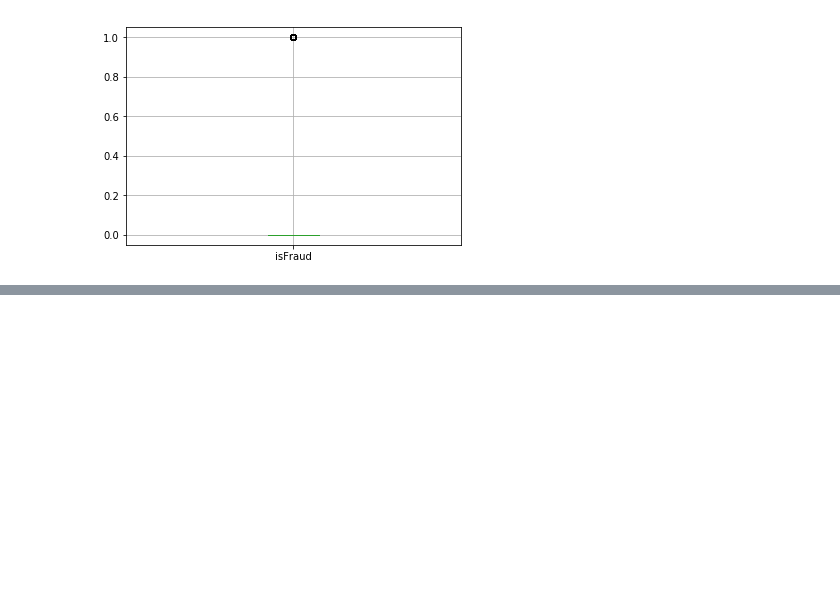
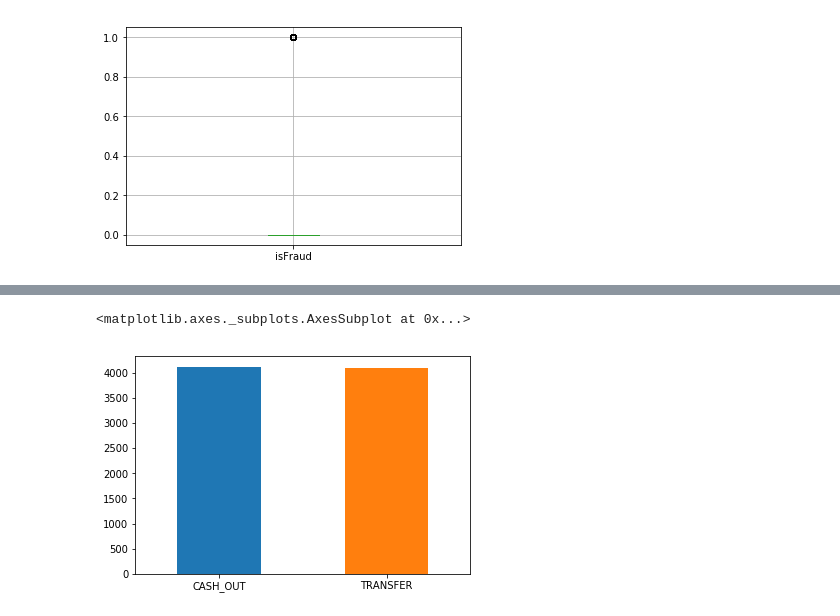
Before and after one commit to OmkarNaik10/Fraud_detection, a Jupyter notebook: Project.ipynb, the cells around one changed output, grey strips where cells are left out. Saved outputs shown, nothing was run; the diff lists cells and outputs as text; code cells hidden in the pictures; blank space fills up the shorter version.

```diff
--- a/Project.ipynb
+++ b/Project.ipynb
@@ -183,0 +231,5 @@ data.boxplot(column= 'isFraud')
+# %%
+co.plot(kind='bar', rot=0)
+# %% [output]
+<matplotlib.axes._subplots.AxesSubplot at 0x...>
+[figure, added]
```
Also changed, not shown: parts of 220 cells of this notebook, 2 other files.
